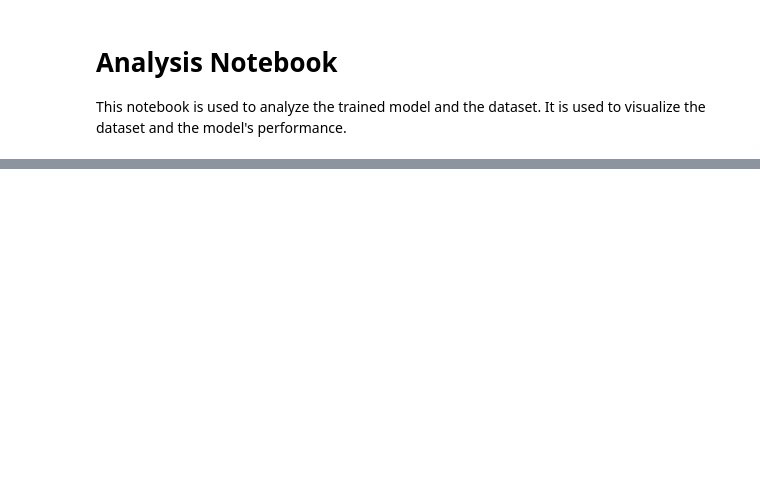
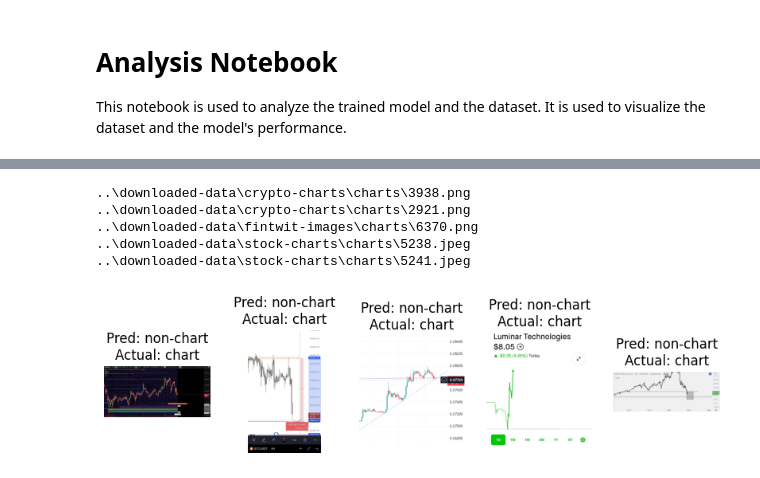
Before and after one commit to StephanAkkerman/chart-recognizer, a Jupyter notebook: src/analysis.ipynb, the cells around one changed output, grey strips where cells are left out. Saved outputs shown, nothing was run; the diff lists cells and outputs as text; code cells hidden in the pictures; blank space fills up the shorter version.

Commit message:
Added code to analyze trained model
close #7

```diff
--- a/src/analysis.ipynb
+++ b/src/analysis.ipynb
@@ -39,7 +39,7 @@ def load_saved(timm_model_name: str, model_save: str = "output"):
     )
     model.eval()
     return model
-model = load_saved("efficientnet_b0", "../output/efficientnet_b0-0.9324.pth")
+model = load_saved("efficientnet_b0", "../output/efficientnet_b0-0.8877.pth")
 # %%
 
 # Load the data
@@ -49,8 +49,9 @@ dls = DataLoaders(train_dl, val_dl)
 # %%
 # Load the saved learner
 learn = Learner(dls, model)
-learn.load("efficientnet_b0-0.9324")
+learn.path = Path("..")
+learn.load("efficientnet_b0-0.8877-learner")
 
 # Assuming 'learn' is your Learner and 'test_dl' is your DataLoader for the test set
-#preds, targets = learn.get_preds(dl=test_dl)
+preds, targets = learn.get_preds(dl=test_dl)
 # %% [output]
@@ -61,19 +62,31 @@ predicted_labels = preds.argmax(dim=1)
 
 # Find incorrect classifications
 incorrects = predicted_labels != targets
-incorrect_images = test_dl.dataset.items[incorrects]  # Assuming `items` holds file paths or PIL images
+incorrect_indices = torch.where(incorrects)[0]  # Get indices of incorrect predictions
+incorrect_images = [test_dl.dataset.items[i] for i in incorrect_indices]
 incorrect_preds = predicted_labels[incorrects]
 actual_labels = targets[incorrects]
 # %%
 import matplotlib.pyplot as plt
+
+# Label to text
+label2text = {0: "chart", 1: "non-chart"}
 
 def show_incorrect_images(incorrect_images, incorrect_preds, actual_labels, n_show=5):
     fig, axs = plt.subplots(1, n_show, figsize=(10, 2))
     for i, ax in enumerate(axs.flatten()):
         img = PILImage.create(incorrect_images[i])
         ax.imshow(img)
-        ax.set_title(f'Pred: {incorrect_preds[i]}\nActual: {actual_labels[i]}')
+        print(incorrect_images[i])
+        ax.set_title(f'Pred: {label2text[incorrect_preds[i].item()]}\nActual: {label2text[actual_labels[i].item()]}')
         ax.axis('off')
     plt.show()
 
 show_incorrect_images(incorrect_images, incorrect_preds, actual_labels)
+# %% [output]
+..\downloaded-data\crypto-charts\charts\3938.png
+..\downloaded-data\crypto-charts\charts\2921.png
+..\downloaded-data\fintwit-images\charts\6370.png
+..\downloaded-data\stock-charts\charts\5238.jpeg
+..\downloaded-data\stock-charts\charts\5241.jpeg
+[figure, added]
```
Also changed, not shown: parts of 1 cell of this notebook.
